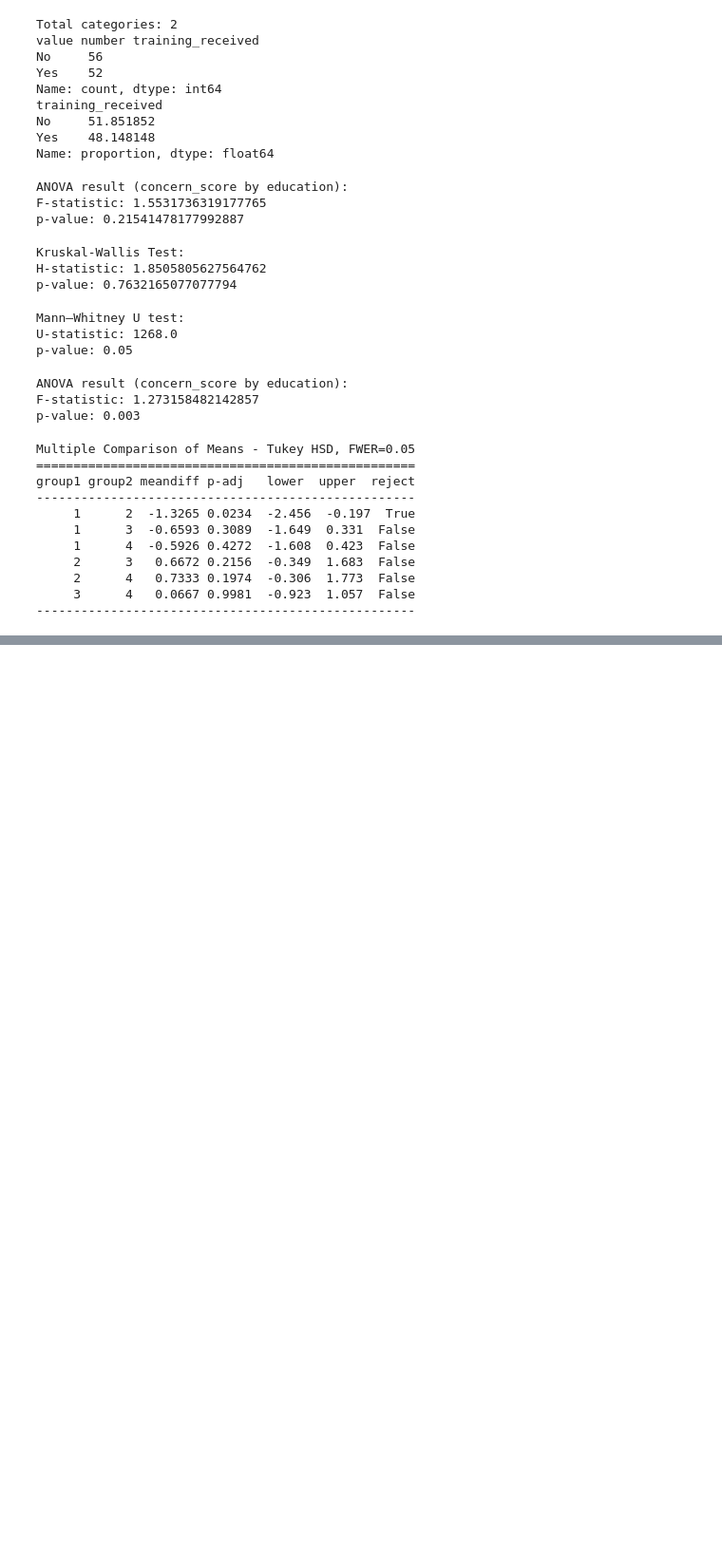
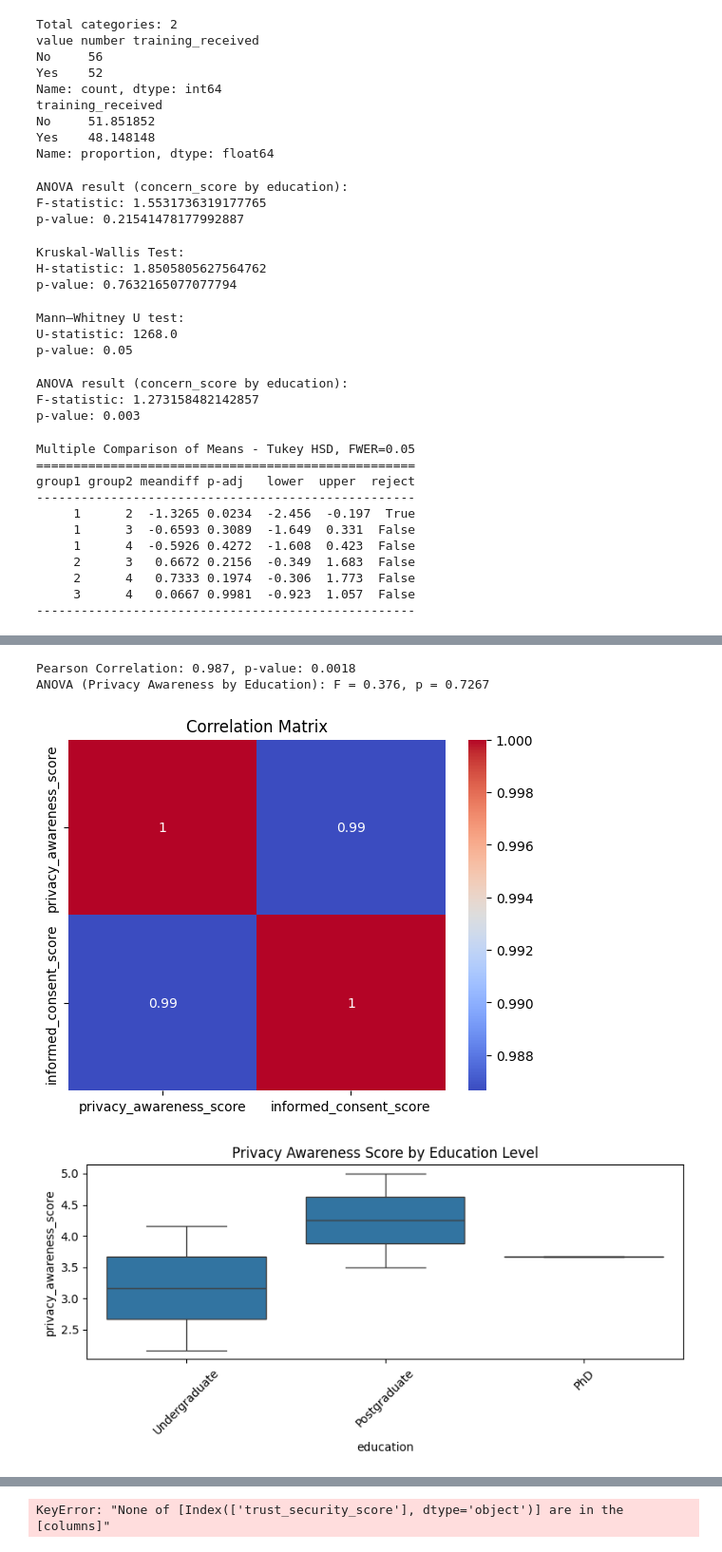
Before and after one commit to azrinsultana/advanced-web-teck-lab-performance, a Jupyter notebook: telemedicine_cybersecurity.ipynb, the cells around one changed output, grey strips where cells are left out. Shown at 95% size. Cells and saved outputs as stored; diff of their text form; code cells hidden in the pictures; blank space fills up the shorter version.

```diff
--- a/telemedicine_cybersecurity.ipynb
+++ b/telemedicine_cybersecurity.ipynb
@@ -275,0 +402,67 @@ group1 group2 meandiff p-adj   lower  upper  reject
+# %%
+import pandas as pd
+import seaborn as sns
+import matplotlib.pyplot as plt
+from scipy.stats import pearsonr, f_oneway, ttest_ind
+
+# === Step 1: Example dataset (replace with your actual data) === #
+# Simulated data (Likert scale 1–5 or binary 0/1)
+data = {
+    'Q1': [4, 3, 5, 2, 4],
+    'Q2': [3, 2, 5, 1, 3],
+    'Q3': [5, 4, 5, 3, 4],
+    'Q4': [4, 3, 5, 2, 4],
+    'Q5': [5, 5, 5, 3, 4],
+    'Q6': [4, 4, 5, 2, 3],
+    'Q7': [2, 3, 4, 2, 3],
+    'Q8': [3, 2, 5, 1, 2],
+    'Q9': [4, 3, 5, 2, 3],
+    'Q10': [5, 4, 4, 3, 4],
+    'education': ['Undergraduate', 'Postgraduate', 'Postgraduate', 'Undergraduate', 'PhD']
+}
+df = pd.DataFrame(data)
+
+# === Step 2: Group creation === #
+privacy_cols = ['Q1', 'Q2', 'Q3', 'Q4', 'Q5', 'Q6']
+consent_cols = ['Q7', 'Q8', 'Q9', 'Q10']
+
+df['privacy_awareness_score'] = df[privacy_cols].mean(axis=1)
+df['informed_consent_score'] = df[consent_cols].mean(axis=1)
+
+# === Step 3: Correlation === #
+correlation, pval = pearsonr(df['privacy_awareness_score'], df['informed_consent_score'])
+print(f"Pearson Correlation: {correlation:.3f}, p-value: {pval:.4f}")
+
+# === Step 4: ANOVA example (by education) === #
+groups = df.groupby('education')['privacy_awareness_score'].apply(list)
+if len(groups) > 1:
+    f_stat, p_val = f_oneway(*groups)
+    print(f"ANOVA (Privacy Awareness by Education): F = {f_stat:.3f}, p = {p_val:.4f}")
+else:
+    print("ANOVA skipped: Only one education group present.")
+
+# === Step 5: Visualization === #
+
+# Correlation heatmap
+corr_matrix = df[['privacy_awareness_score', 'informed_consent_score']].corr()
+sns.heatmap(corr_matrix, annot=True, cmap='coolwarm')
+plt.title("Correlation Matrix")
+plt.show()
+
+# Boxplot by education
+plt.figure(figsize=(8, 4))
+sns.boxplot(x='education', y='privacy_awareness_score', data=df)
+plt.title("Privacy Awareness Score by Education Level")
+plt.xticks(rotation=45)
+plt.tight_layout()
+plt.show()
+
+# Scatter plot
+sns.lmplot(x='privacy_awareness_score', y='informed_consent_score', data=df)
+plt.title("Privacy vs Informed Consent")
+plt.show()
+# %% [output]
+Pearson Correlation: 0.987, p-value: 0.0018
+ANOVA (Privacy Awareness by Education): F = 0.376, p = 0.7267
+[figure, added]
+[figure, added]
@@ -275,0 +470,11 @@ group1 group2 meandiff p-adj   lower  upper  reject
+# %%
+import statsmodels.api as sm
+
+X = df[['trust_security_score']]  # Predictor
+X = sm.add_constant(X)
+y = df['satisfaction']  # Replace with your target variable
+
+model = sm.OLS(y, X).fit()
+print(model.summary())
+# %% [output]
+KeyError: "None of [Index(['trust_security_score'], dtype='object')] are in the [columns]"
```
Also changed, not shown: parts of 22 cells of this notebook.
